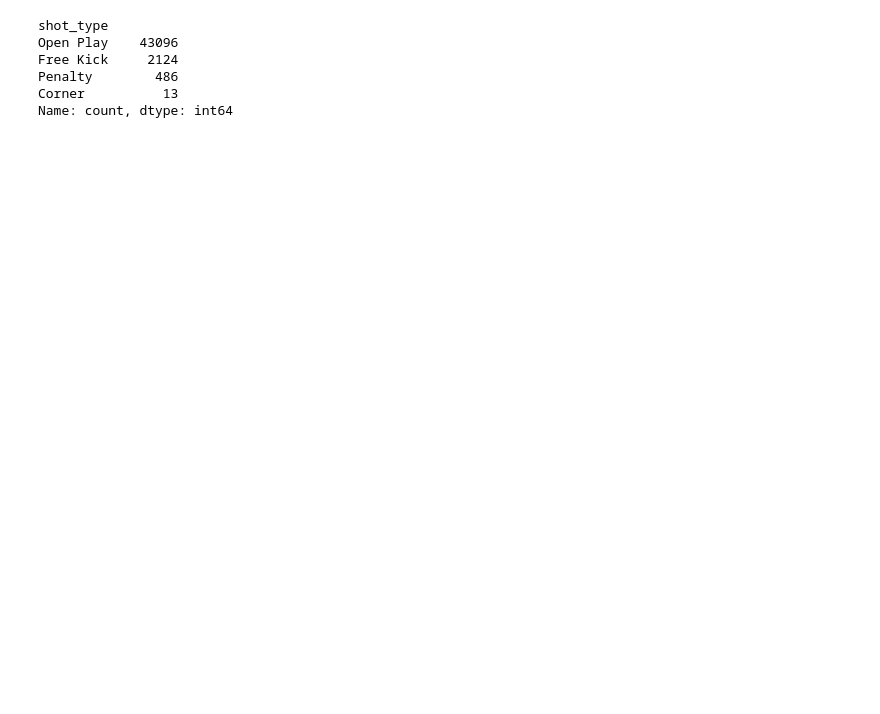
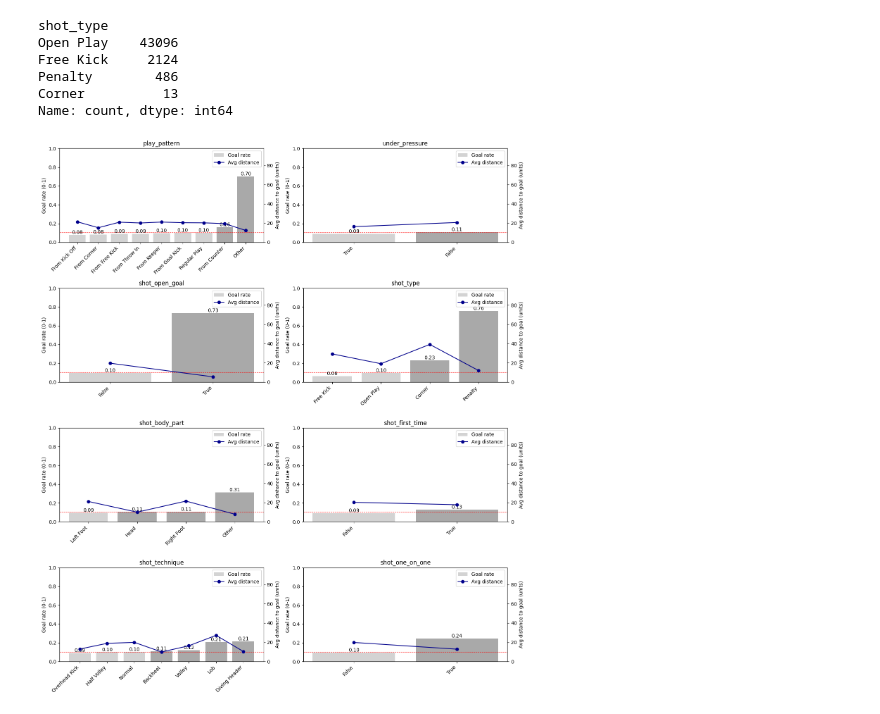
Before and after one commit to kaspar-soukup/expected_goals, a Jupyter notebook: Expected-Goals/notebooks/EDA.ipynb, the cells around one changed output. Drawn from its saved outputs; the diff is of its cells as text; code cells hidden in the pictures; blank space fills up the shorter version.

```diff
--- a/Expected-Goals/notebooks/EDA.ipynb
+++ b/Expected-Goals/notebooks/EDA.ipynb
@@ -377,3 +435,63 @@ Free Kick     2124
 Penalty        486
 Corner          13
 Name: count, dtype: int64
+# %%
+# Combined plots: average distance and scoring rate per category
+relevant_columns = ["play_pattern", "under_pressure",
+                    "shot_open_goal", "shot_type",
+                    "shot_body_part", "shot_first_time",
+                    "shot_technique", "shot_one_on_one"]
+
+fig, axes = plt.subplots(4, 2, figsize=(14, 16))
+axes_flat = axes.flatten()
+
+overall_avg_distance = football_copy['distance_from_goal_center'].mean()
+overall_goal_rate = (football_copy['shot_outcome'] == 'Goal').mean()
+
+for i, col in enumerate(relevant_columns):
+    ax = axes_flat[i]
+    if col not in football_copy.columns:
+        ax.set_visible(False)
+        continue
+
+    # aggregate: mean distance, and goal rate (goals / total)
+    agg = football_copy.groupby(col).agg(
+        avg_distance=('distance_from_goal_center', 'mean'),
+        goals_total=('shot_outcome', lambda s: (s == 'Goal').sum()),
+        total=('shot_outcome', 'count')
+    )
+    agg['goal_rate'] = agg['goals_total'] / agg['total']
+
+    # order categories by goal rate for consistent plotting
+    agg = agg.sort_values('goal_rate')
+
+    x = np.arange(len(agg))
+
+    # bar: goal rate (left y-axis)
+    colors = ['darkgrey' if v > overall_goal_rate else 'lightgrey' for v in agg['goal_rate'].values]
+    bars = ax.bar(x, agg['goal_rate'].values, color=colors, label='Goal rate')
+    ax.bar_label(bars, fmt='%.2f')
+    ax.set_ylabel('Goal rate (0-1)')
+    ax.set_xticks(x)
+    ax.set_xticklabels([str(lbl) for lbl in agg.index], rotation=45, ha='right')
+    ax.set_title(col)
+    ax.set_ylim(0, 1)
+
+    # line: avg distance (right y-axis)
+    ax2 = ax.twinx()
+    line = ax2.plot(x, agg['avg_distance'].values, color='darkblue', marker='o', label='Avg distance')
+    ax2.set_ylabel('Avg distance to goal (units)')
+    ax2.set_ylim(0, max_dist * 1.1)
+
+    # overall reference line for goal rate
+    ax.axhline(overall_goal_rate, color='red', linestyle='--', linewidth=0.8)
+
+    # combined legend
+    lines, labels = ax.get_legend_handles_labels()
+    lines2, labels2 = ax2.get_legend_handles_labels()
+    ax.legend(lines + lines2, labels + labels2, loc='upper right')
+
+plt.tight_layout()
+plt.show()
+# %% [output]
+[figure, added]
```
Also changed, not shown: parts of 5 cells of this notebook, 2 other files.
